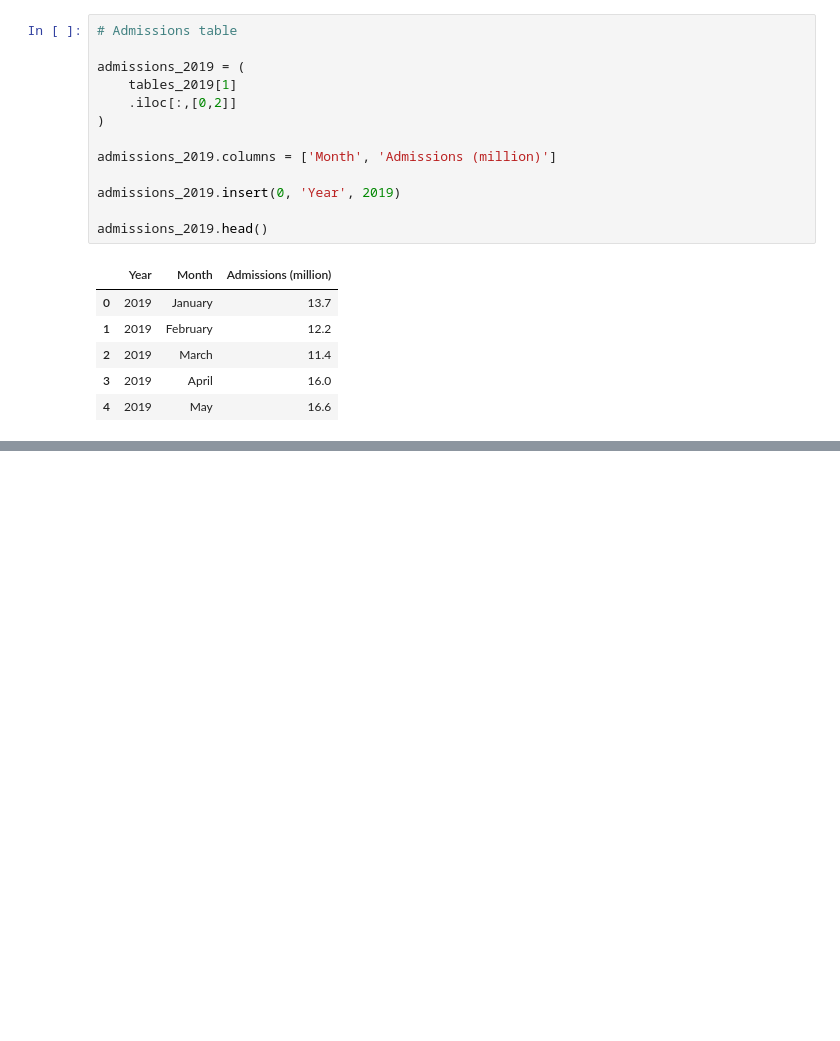
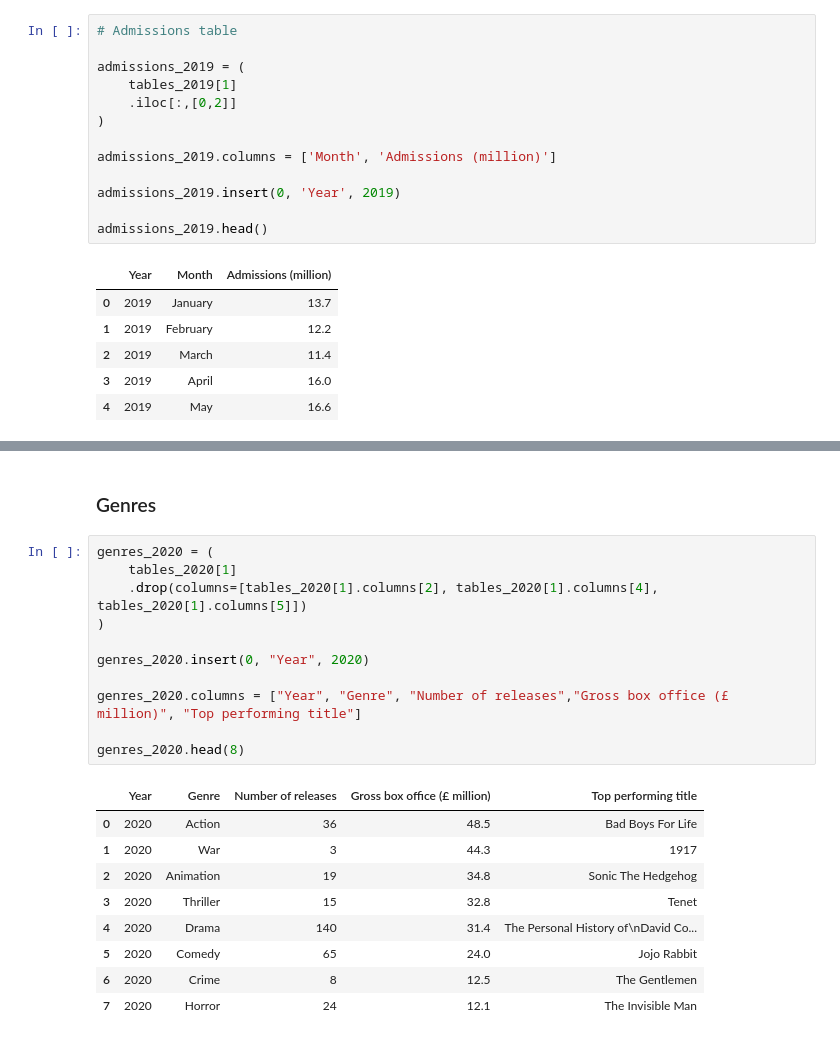
Before and after one commit to AJ-Horch/grounded_data_analyst, a Jupyter notebook: covidmoviesclean.ipynb, the cells around one changed output, grey strips where cells are left out. Drawn from its saved outputs; the diff is of its cells as text; blank space fills up the shorter version.

```diff
--- a/covidmoviesclean.ipynb
+++ b/covidmoviesclean.ipynb
@@ -437,0 +522,23 @@ Reading /content/drive/MyDrive/year 29/Data Science /notebooks/solve_any_data_an
+# %% [markdown]
+### Genres
+# %%
+genres_2020 = (
+    tables_2020[1]
+    .drop(columns=[tables_2020[1].columns[2], tables_2020[1].columns[4], tables_2020[1].columns[5]])
+)
+
+genres_2020.insert(0, "Year", 2020)
+
+genres_2020.columns = ["Year", "Genre", "Number of releases","Gross box office (£ million)", "Top performing title"]
+
+genres_2020.head(8)
+# %% [output]
+|  | Year | Genre | Number of releases | Gross box office (£ million) | Top performing title |
+| 0 | 2020 | Action | 36 | 48.5 | Bad Boys For Life |
+| 1 | 2020 | War | 3 | 44.3 | 1917 |
+| 2 | 2020 | Animation | 19 | 34.8 | Sonic The Hedgehog |
+| 3 | 2020 | Thriller | 15 | 32.8 | Tenet |
+| 4 | 2020 | Drama | 140 | 31.4 | The Personal History of\nDavid Co... |
+| 5 | 2020 | Comedy | 65 | 24.0 | Jojo Rabbit |
+| 6 | 2020 | Crime | 8 | 12.5 | The Gentlemen |
+| 7 | 2020 | Horror | 24 | 12.1 | The Invisible Man |
```
Also changed, not shown: parts of 21 cells of this notebook.
